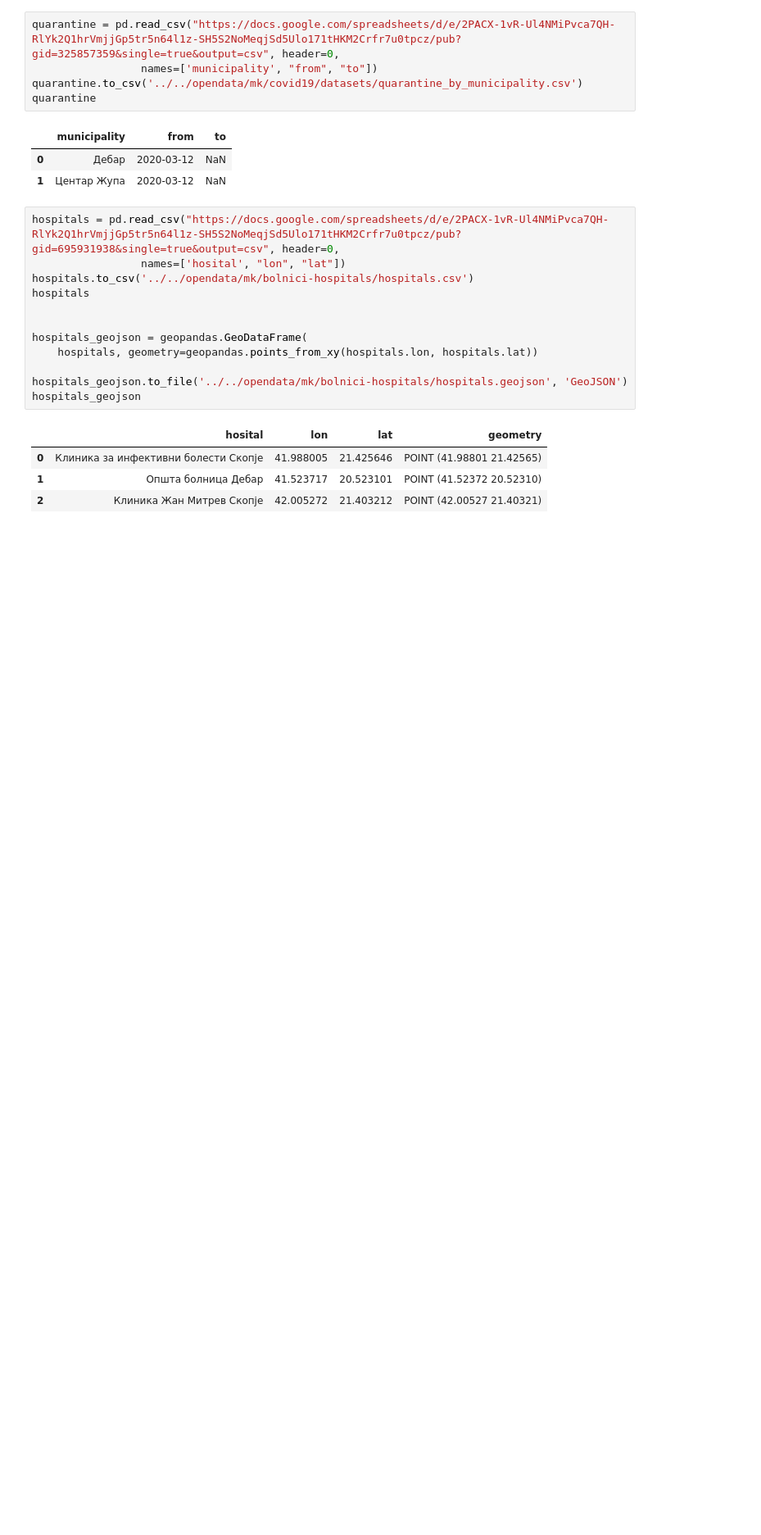
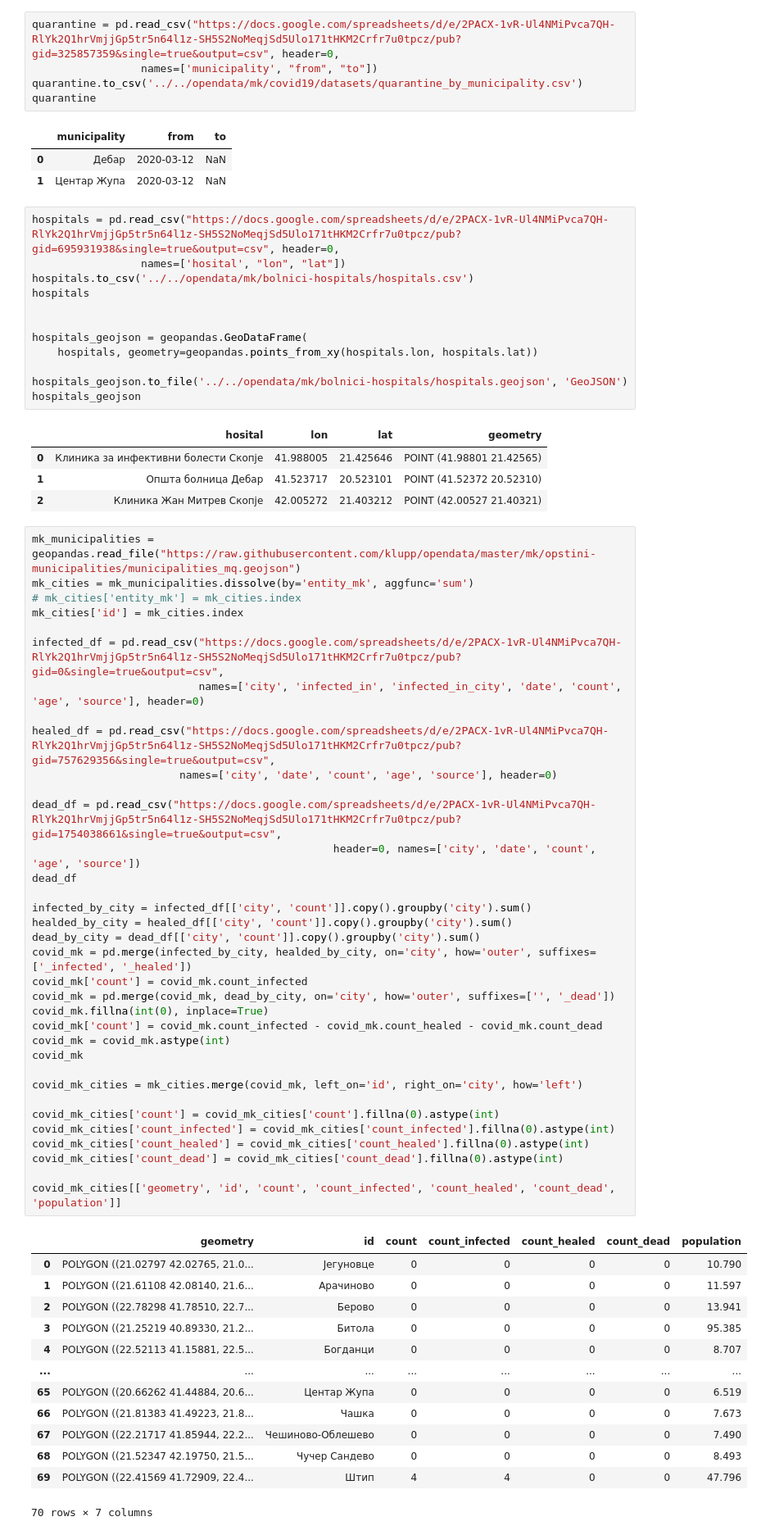
Before and after one commit to VikiPeeva/coronavirus-macedonia-tryouts, a Jupyter notebook: update_datasets/upload_excel_data.ipynb, the cells around one changed output. Shown: that part at 82% size. Drawn from its saved outputs; the diff is of its cells as text; blank space fills up the shorter version.

```diff
--- a/update_datasets/upload_excel_data.ipynb
+++ b/update_datasets/upload_excel_data.ipynb
@@ -91,3 +91,52 @@ hospitals_geojson
 | 0 | Клиника за инфективни болести Скопје | 41.988005 | 21.425646 | POINT (41.98801 21.42565) |
 | 1 | Општа болница Дебар | 41.523717 | 20.523101 | POINT (41.52372 20.52310) |
 | 2 | Клиника Жан Митрев Скопје | 42.005272 | 21.403212 | POINT (42.00527 21.40321) |
+# %%
+mk_municipalities = geopandas.read_file("https://raw.githubusercontent.com/klupp/opendata/master/mk/opstini-municipalities/municipalities_mq.geojson")
+mk_cities = mk_municipalities.dissolve(by='entity_mk', aggfunc='sum')
+# mk_cities['entity_mk'] = mk_cities.index
+mk_cities['id'] = mk_cities.index
+
+infected_df = pd.read_csv("https://docs.google.com/spreadsheets/d/e/2PACX-1vR-Ul4NMiPvca7QH-RlYk2Q1hrVmjjGp5tr5n64l1z-SH5S2NoMeqjSd5Ulo171tHKM2Crfr7u0tpcz/pub?gid=0&single=true&output=csv",
+                          names=['city', 'infected_in', 'infected_in_city', 'date', 'count', 'age', 'source'], header=0)
+
+healed_df = pd.read_csv("https://docs.google.com/spreadsheets/d/e/2PACX-1vR-Ul4NMiPvca7QH-RlYk2Q1hrVmjjGp5tr5n64l1z-SH5S2NoMeqjSd5Ulo171tHKM2Crfr7u0tpcz/pub?gid=757629356&single=true&output=csv",
+                       names=['city', 'date', 'count', 'age', 'source'], header=0)
+
+dead_df = pd.read_csv("https://docs.google.com/spreadsheets/d/e/2PACX-1vR-Ul4NMiPvca7QH-RlYk2Q1hrVmjjGp5tr5n64l1z-SH5S2NoMeqjSd5Ulo171tHKM2Crfr7u0tpcz/pub?gid=1754038661&single=true&output=csv",
+                                               header=0, names=['city', 'date', 'count', 'age', 'source'])
+dead_df
+
+infected_by_city = infected_df[['city', 'count']].copy().groupby('city').sum()
+healded_by_city = healed_df[['city', 'count']].copy().groupby('city').sum()
+dead_by_city = dead_df[['city', 'count']].copy().groupby('city').sum()
+covid_mk = pd.merge(infected_by_city, healded_by_city, on='city', how='outer', suffixes=['_infected', '_healed'])
+covid_mk['count'] = covid_mk.count_infected
+covid_mk = pd.merge(covid_mk, dead_by_city, on='city', how='outer', suffixes=['', '_dead'])
+covid_mk.fillna(int(0), inplace=True)
+covid_mk['count'] = covid_mk.count_infected - covid_mk.count_healed - covid_mk.count_dead
+covid_mk = covid_mk.astype(int)
+covid_mk
+
+covid_mk_cities = mk_cities.merge(covid_mk, left_on='id', right_on='city', how='left')
+
+covid_mk_cities['count'] = covid_mk_cities['count'].fillna(0).astype(int)
+covid_mk_cities['count_infected'] = covid_mk_cities['count_infected'].fillna(0).astype(int)
+covid_mk_cities['count_healed'] = covid_mk_cities['count_healed'].fillna(0).astype(int)
+covid_mk_cities['count_dead'] = covid_mk_cities['count_dead'].fillna(0).astype(int)
+
+covid_mk_cities[['geometry', 'id', 'count', 'count_infected', 'count_healed', 'count_dead', 'population']]
+# %% [output]
+|  | geometry | id | count | count_infected | count_healed | count_dead | population |
+| 0 | POLYGON ((21.02797 42.02765, 21.0... | Јегуновце | 0 | 0 | 0 | 0 | 10.790 |
+| 1 | POLYGON ((21.61108 42.08140, 21.6... | Арачиново | 0 | 0 | 0 | 0 | 11.597 |
+| 2 | POLYGON ((22.78298 41.78510, 22.7... | Берово | 0 | 0 | 0 | 0 | 13.941 |
+| 3 | POLYGON ((21.25219 40.89330, 21.2... | Битола | 0 | 0 | 0 | 0 | 95.385 |
+| 4 | POLYGON ((22.52113 41.15881, 22.5... | Богданци | 0 | 0 | 0 | 0 | 8.707 |
+| ... | ... | ... | ... | ... | ... | ... | ... |
+| 65 | POLYGON ((20.66262 41.44884, 20.6... | Центар Жупа | 0 | 0 | 0 | 0 | 6.519 |
+| 66 | POLYGON ((21.81383 41.49223, 21.8... | Чашка | 0 | 0 | 0 | 0 | 7.673 |
+| 67 | POLYGON ((22.21717 41.85944, 22.2... | Чешиново-Облешево | 0 | 0 | 0 | 0 | 7.490 |
+| 68 | POLYGON ((21.52347 42.19750, 21.5... | Чучер Сандево | 0 | 0 | 0 | 0 | 8.493 |
+| 69 | POLYGON ((22.41569 41.72909, 22.4... | Штип | 4 | 4 | 0 | 0 | 47.796 |
+70 rows × 7 columns
```
Also changed, not shown: parts of 2 cells of this notebook, 8 other files.
